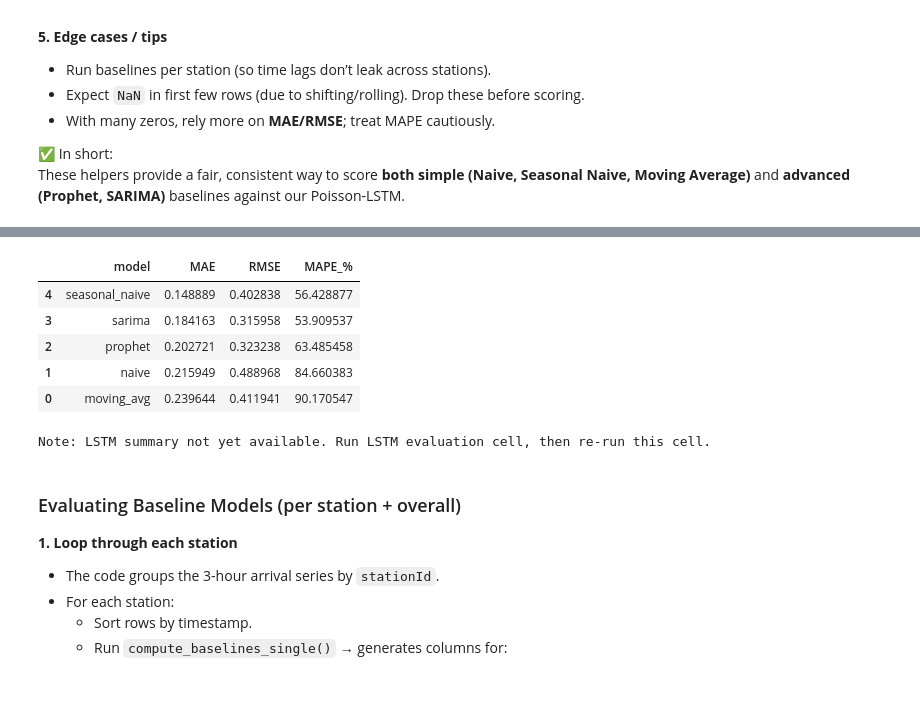
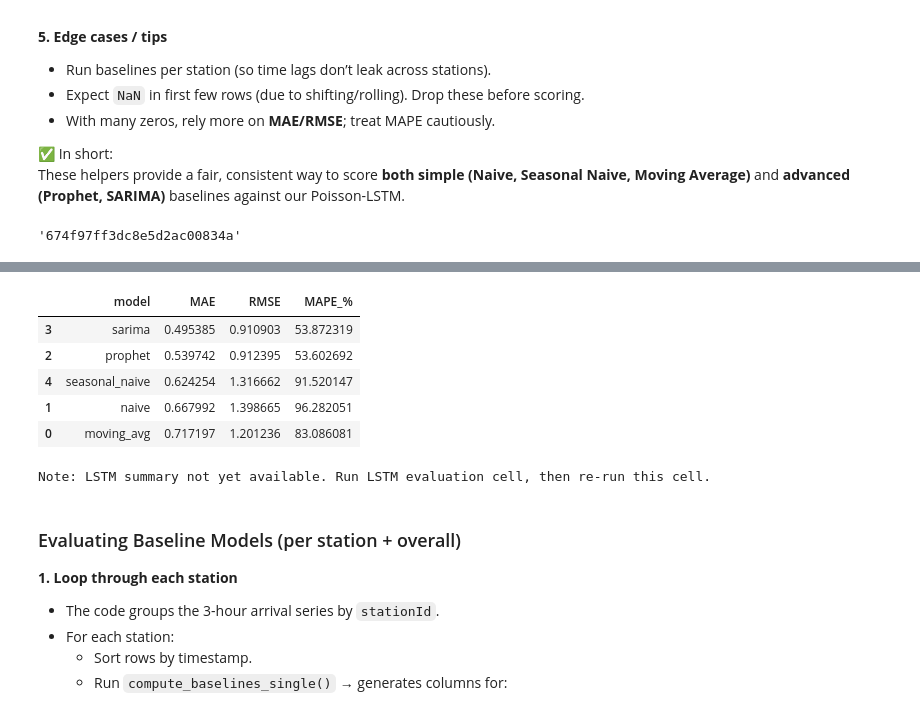
Before and after one commit to Chameleon-company/EVAT-Data-Science, a Jupyter notebook: Use_Cases/Congestion Prediction/EVAT_Congestion_with_baselines_models.ipynb, the cells around one changed output, grey strips where cells are left out. Drawn from its saved outputs; the diff is of its cells as text; code cells hidden in the pictures.

```diff
--- a/Use_Cases/Congestion Prediction/EVAT_Congestion_with_baselines_models.ipynb
+++ b/Use_Cases/Congestion Prediction/EVAT_Congestion_with_baselines_models.ipynb
@@ -53,7 +53,7 @@ np.random.seed(42)
 tf.random.set_seed(42)
 
 DATA_DIR = Path(".")
-SESS_CSV = DATA_DIR / "pre-processed-dataset.csv"    # session‑level data (has created, ended, stationId, chargeTimeHrs)
+SESS_CSV = DATA_DIR / "pre-processed-dataset_v2.csv"    # session‑level data (has created, ended, stationId, chargeTimeHrs)
 BIN_MIN  = 180                                       # 3 hours = 180 min
 SEQ      = 16                                        # means to use the last 48 hours of history to predict the next 3-hour period
 # %% [output]
@@ -733,7 +736,7 @@ for sid, g in sess.groupby("stationId"):
     inv = 1.0 / h  # service rate samples (per hour)
     # Trim extremes to reduce outlier influence
     q1, q9 = inv.quantile([0.10, 0.90])
-    mu_per_station[int(sid)] = float(inv[(inv >= q1) & (inv <= q9)].mean())
+    mu_per_station[str(sid)] = float(inv[(inv >= q1) & (inv <= q9)].mean())
 
 # 2) Estimate number of parallel chargers c via max concurrent sessions
 #    (sweep-line over session start/end times)
@@ -751,7 +754,7 @@ def max_concurrency_for_station(df: pd.DataFrame) -> int:
         mmax = max(mmax, cur)
     return max(1, int(mmax))
 
-c_per_station = {int(sid): max_concurrency_for_station(g) for sid, g in sess.groupby("stationId")}
+c_per_station = {str(sid): max_concurrency_for_station(g) for sid, g in sess.groupby("stationId")}
 
 print("Estimated chargers c per station:", c_per_station)
 print("Estimated μ per station:", {k: (None if pd.isna(v) else round(v, 3)) for k, v in mu_per_station.items()})
@@ -794,7 +797,7 @@ def erlang_c_wait_time(lam_hour: float, mu_hour: float, c: int):
 # 4) Apply to predictions (pred_df expected from previous cell)
 rows = []
 for _, row in pred_df.iterrows():
-    sid = int(row["stationId"])
+    sid = str(row["stationId"])
     lam_hour = max(0.0, float(row["pred_arrivals_3h"])) / 3.0  # convert 3h count to hourly rate
     mu = mu_per_station.get(sid, np.nan)
     c = int(c_per_station.get(sid, 1))
@@ -1438,6 +1441,11 @@ These are implemented in separate helper functions (`prophet_fit_predict`, `sari
 
 ✅ In short:
 These helpers provide a fair, consistent way to score **both simple (Naive, Seasonal Naive, Moving Average)** and **advanced (Prophet, SARIMA)** baselines against our Poisson-LSTM.
+# %%
+selected_station = train_df.groupby("stationId", sort=False)["arrivals"].sum().sort_values(ascending=False).index[0]
+selected_station
+# %% [output]
+'674f97ff3dc8e5d2ac00834a'
 # %%
 # Evaluate baselines (naive/seasonal/movavg + Prophet + SARIMA) per station on val+test
 # NOTE: Requires train_df, val_df, test_df from your split cell.
@@ -1464,7 +1472,7 @@ def _moving_avg(combined, k=4):
 records = []
 
 # Evaluate per station on concatenated (val + test) horizon
-for sid, gtr in train_df.groupby("stationId", sort=False):
+for sid, gtr in train_df[train_df['stationId']==selected_station].groupby("stationId", sort=False):
     gva  = val_df [val_df ["stationId"] == sid].sort_values("timestamp")
     gte  = test_df[test_df["stationId"] == sid].sort_values("timestamp")
     gtr  = gtr.sort_values("timestamp")
@@ -1542,9 +1544,9 @@ except Exception:
 |  | model | MAE | RMSE | MAPE_% |
-| 4 | seasonal_naive | 0.148889 | 0.402838 | 56.428877 |
-| 3 | sarima | 0.184163 | 0.315958 | 53.909537 |
-| 2 | prophet | 0.202721 | 0.323238 | 63.485458 |
-| 1 | naive | 0.215949 | 0.488968 | 84.660383 |
-| 0 | moving_avg | 0.239644 | 0.411941 | 90.170547 |
+| 3 | sarima | 0.495385 | 0.910903 | 53.872319 |
+| 2 | prophet | 0.539742 | 0.912395 | 53.602692 |
+| 4 | seasonal_naive | 0.624254 | 1.316662 | 91.520147 |
+| 1 | naive | 0.667992 | 1.398665 | 96.282051 |
+| 0 | moving_avg | 0.717197 | 1.201236 | 83.086081 |
 Note: LSTM summary not yet available. Run LSTM evaluation cell, then re-run this cell.
 # %% [markdown]
 ### Evaluating Baseline Models (per station + overall)
```
Also changed, not shown: parts of 25 cells of this notebook.
